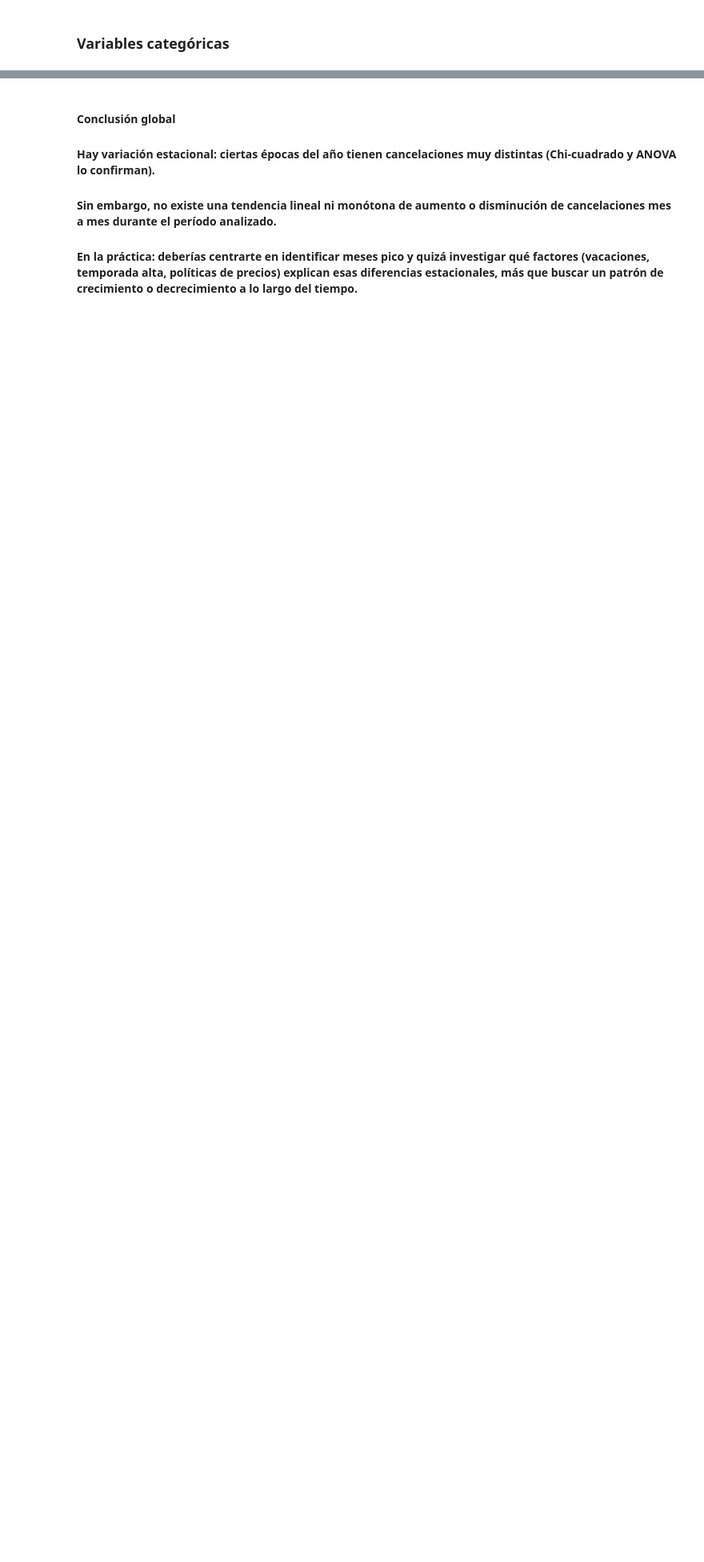
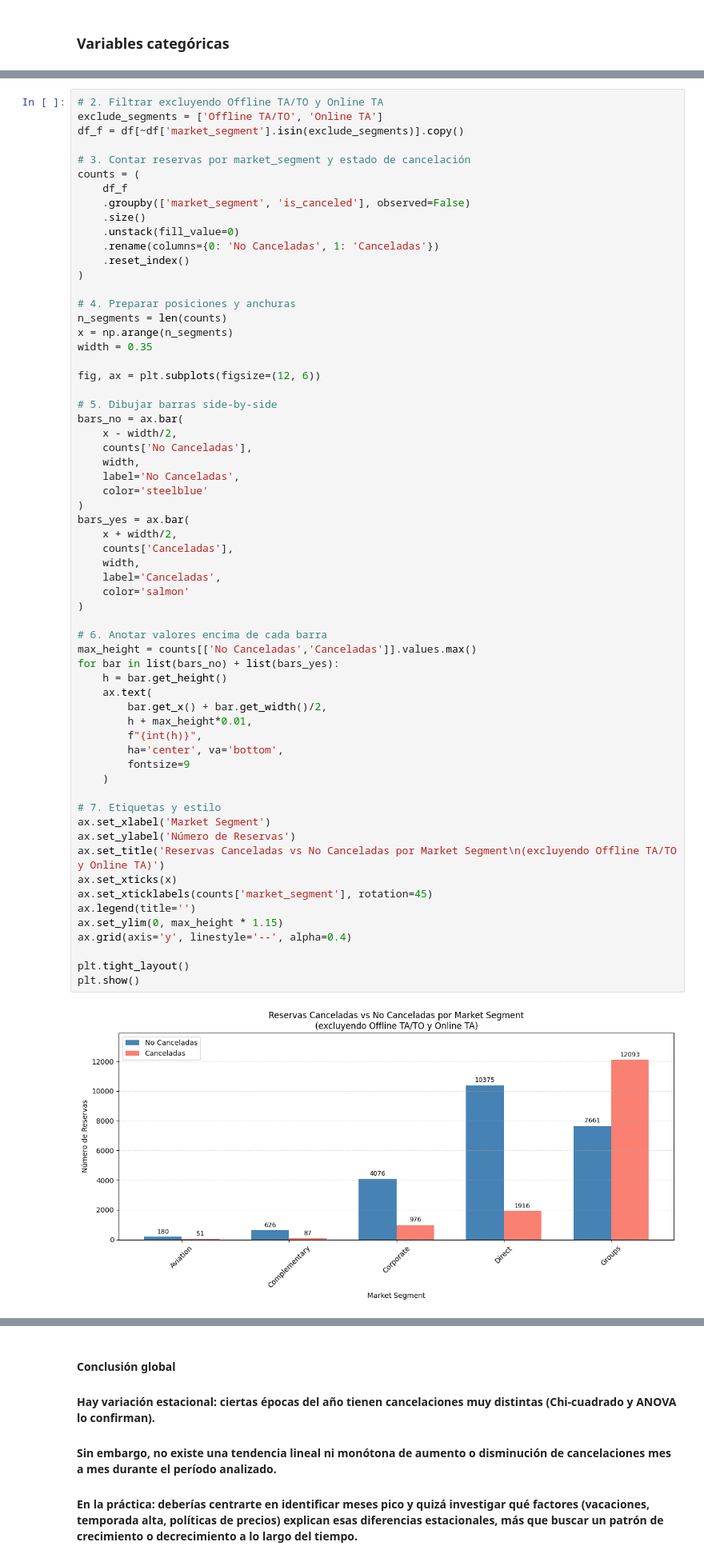
Before and after one commit to GuillermoDuMa/Reboot-Academy-Project-2-Hotel-Bookings, a Jupyter notebook: EDA-guillermo.ipynb, the cells around one changed output, grey strips where cells are left out. Shown at 80% size. Saved outputs shown, nothing was run; the diff lists cells and outputs as text; blank space fills up the shorter version.

```diff
--- a/EDA-guillermo.ipynb
+++ b/EDA-guillermo.ipynb
@@ -1164 +530,65 @@ Chi² = 27312.75, p-valor = 0.0000 → Significativo
+# %%
+# 2. Filtrar excluyendo Offline TA/TO y Online TA
+exclude_segments = ['Offline TA/TO', 'Online TA']
+df_f = df[~df['market_segment'].isin(exclude_segments)].copy()
+
+# 3. Contar reservas por market_segment y estado de cancelación
+counts = (
+    df_f
+    .groupby(['market_segment', 'is_canceled'], observed=False)
+    .size()
+    .unstack(fill_value=0)
+    .rename(columns={0: 'No Canceladas', 1: 'Canceladas'})
+    .reset_index()
+)
+
+# 4. Preparar posiciones y anchuras
+n_segments = len(counts)
+x = np.arange(n_segments)
+width = 0.35
+
+fig, ax = plt.subplots(figsize=(12, 6))
+
+# 5. Dibujar barras side-by-side
+bars_no = ax.bar(
+    x - width/2,
+    counts['No Canceladas'],
+    width,
+    label='No Canceladas',
+    color='steelblue'
+)
+bars_yes = ax.bar(
+    x + width/2,
+    counts['Canceladas'],
+    width,
+    label='Canceladas',
+    color='salmon'
+)
+
+# 6. Anotar valores encima de cada barra
+max_height = counts[['No Canceladas','Canceladas']].values.max()
+for bar in list(bars_no) + list(bars_yes):
+    h = bar.get_height()
+    ax.text(
+        bar.get_x() + bar.get_width()/2,
+        h + max_height*0.01,
+        f"{int(h)}",
+        ha='center', va='bottom',
+        fontsize=9
+    )
+
+# 7. Etiquetas y estilo
+ax.set_xlabel('Market Segment')
+ax.set_ylabel('Número de Reservas')
+ax.set_title('Reservas Canceladas vs No Canceladas por Market Segment\n(excluyendo Offline TA/TO y Online TA)')
+ax.set_xticks(x)
+ax.set_xticklabels(counts['market_segment'], rotation=45)
+ax.legend(title='')
+ax.set_ylim(0, max_height * 1.15)
+ax.grid(axis='y', linestyle='--', alpha=0.4)
+
+plt.tight_layout()
+plt.show()
+# %% [output]
+[figure, added]
 # %%
```
Also changed, not shown: parts of 43 cells of this notebook.
